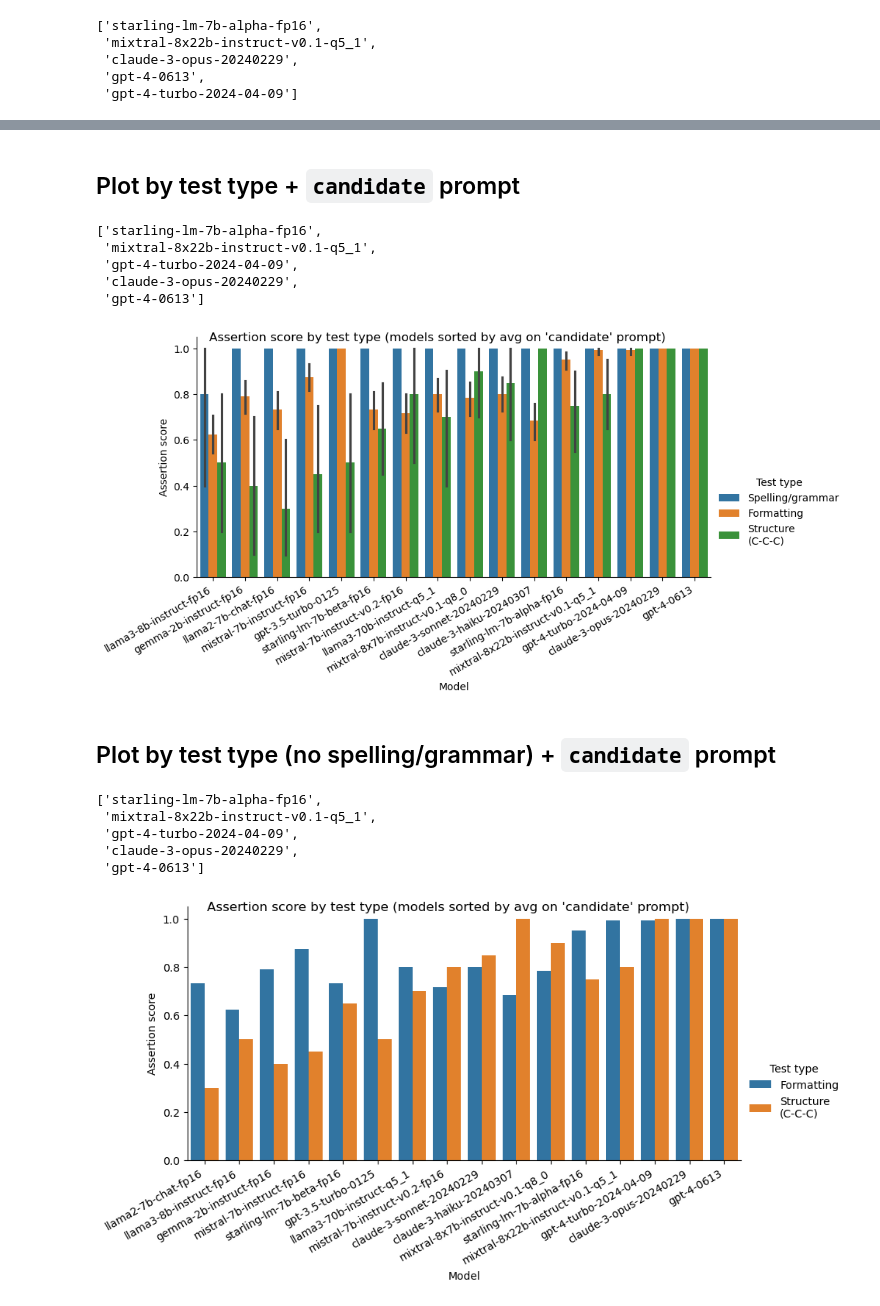
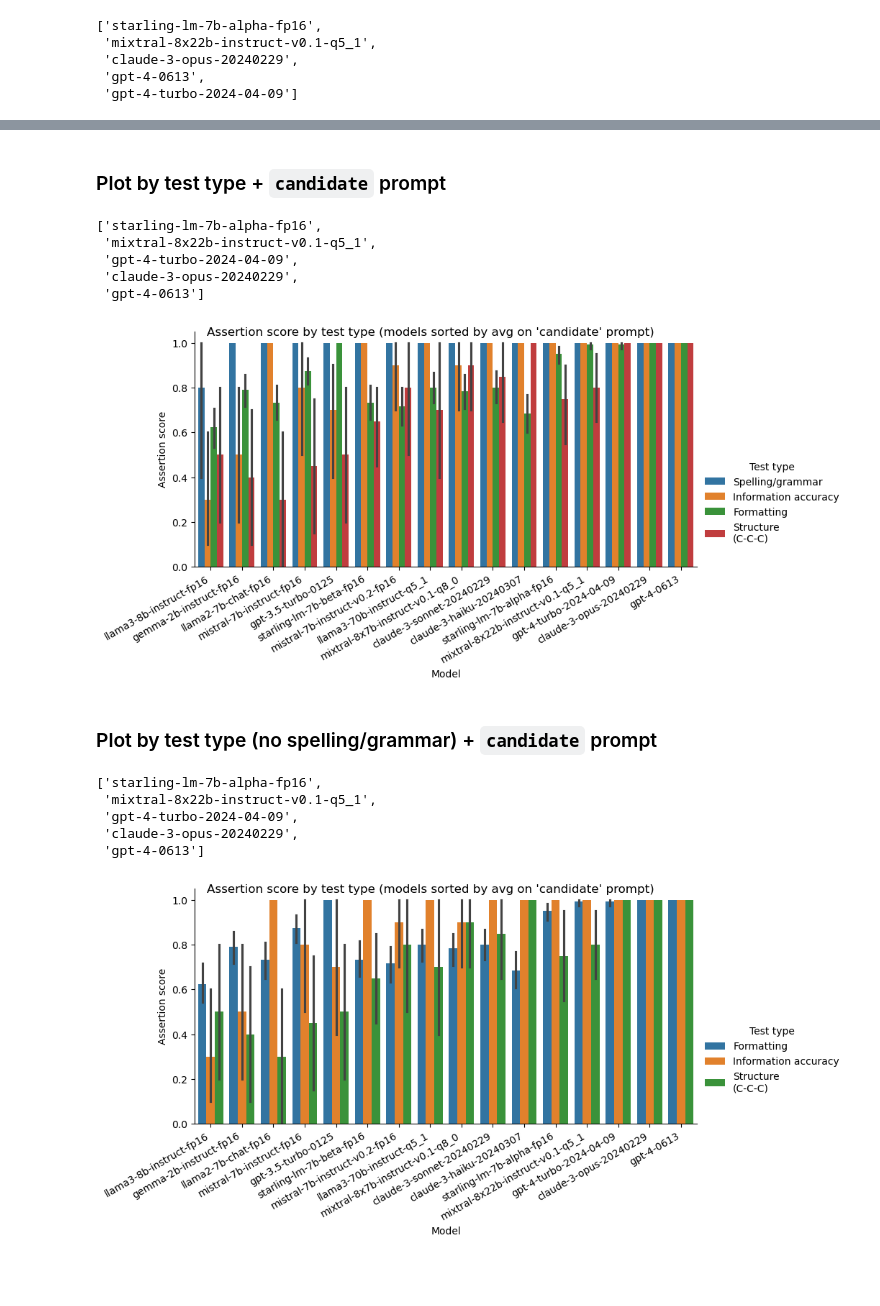
Before and after one commit to pivlab/manubot-ai-editor-evals, a Jupyter notebook: nbs/section_summary/02-introduction.ipynb, the cells around one changed output, grey strips where cells are left out. Cells and saved outputs as stored; diff of their text form; code cells hidden in the pictures; blank space fills up the shorter version.

```diff
--- a/nbs/section_summary/02-introduction.ipynb
+++ b/nbs/section_summary/02-introduction.ipynb
@@ -330,0 +442,24 @@ Name: pass_rate, dtype: float64
+# %%
+g = sns.catplot(
+    data=df,
+    x="model",
+    y="pass_rate",
+    hue="prompt",
+    hue_order=["baseline", "candidate_with_metadata", "candidate"],
+    kind="bar",
+    order=sorted_models,
+    # errorbar=None,
+    aspect=2,
+)
+g.fig.suptitle(
+    "Assertion pass rate by prompt (models sorted by avg on candidate prompts)",
+    ha="left",
+    x=0.11,
+)
+g.set_xticklabels(rotation=30, ha="right")
+g.set(xlabel="Model", ylabel="Assertion pass rate")
+
+g._legend.set_title("Prompt")
+new_labels = ["Baseline prompt", "Candidate prompt\n+ metadata", "Candidate prompt"]
+for t, l in zip(g._legend.texts, new_labels):
+    t.set_text(l)
@@ -842,3 +998,12 @@ MAX_SCORE = {
+# %%
+# used to normalize
+MAX_SCORE = {
+    "Has no spelling errors": 0.50,
+    "Keeps most references to other articles and doesn't make them up": ((0.25 * 6) + 4)
+    / 8.0,
+    "starts with context": ((0.25 * 6) + 2) / 7.0,
+    "ends with conclusion": ((0.25 * 6) + 2) / 7.0,
+}
 # %% [markdown]
 ### Normalize `score_avg`
 # %%
@@ -1158,5 +1323,5 @@ for t, l in zip(g._legend.texts, new_labels):
 # %% [markdown]
-## Plot by test type + `candidate` prompt
+### Plot by test type + `candidate` prompt
 # %%
 # sort models by score_avg in candidate prompts only (not baseline)
 sorted_models = (
@@ -1186,6 +1351,7 @@ g = sns.catplot(
     hue="comp_type",
     hue_order=[
         "Spelling/grammar",
+        "Information accuracy",
         "Formatting",
         "Structure",
     ],
@@ -1209,21 +1375,22 @@ g.set(xlabel="Model", ylabel="Assertion score")
 g._legend.set_title("Test type")
 new_labels = [
     "Spelling/grammar",
+    "Information accuracy",
     "Formatting",
     "Structure\n(C-C-C)",
 ]
 for t, l in zip(g._legend.texts, new_labels):
     t.set_text(l)
 # %% [output]
-[figure, old version]
+[figure, new version]
 # %% [markdown]
-## Plot by test type (no spelling/grammar) + `candidate` prompt
+### Plot by test type (no spelling/grammar) + `candidate` prompt
 # %%
 # sort models by score_avg in candidate prompts only (not baseline)
 sorted_models = (
     df[
         df["prompt"].isin(("candidate",))
-        & df["comp_type"].isin(("Formatting", "Structure"))
+        & df["comp_type"].isin(("Formatting", "Information accuracy", "Structure"))
     ]
     .groupby(["model", "comp_type"])["comp_score"]
     .mean()
@@ -1251,32 +1418,34 @@ g = sns.catplot(
     hue_order=[
         # "Spelling/grammar",
         "Formatting",
+        "Information accuracy",
         "Structure",
     ],
     kind="bar",
     order=sorted_models,
-    errorbar=None,
+    # errorbar=None,
     height=4,
     aspect=2,
     legend_out=True,
 )
 g.fig.suptitle(
     "Assertion score by test type (models sorted by avg on 'candidate' prompt)",
     ha="left",
     x=0.11,
 )
 g.set_xticklabels(rotation=30, ha="right")
 g.set(xlabel="Model", ylabel="Assertion score")
 
 # leg = g.axes.flat[0].get_legend()
 # leg.set_title("")
 g._legend.set_title("Test type")
 new_labels = [
     # "Spelling/grammar",
     "Formatting",
+    "Information accuracy",
     "Structure\n(C-C-C)",
 ]
 for t, l in zip(g._legend.texts, new_labels):
     t.set_text(l)
 # %% [output]
-[figure, old version]
+[figure, new version]
```
Also changed, not shown: parts of 45 cells of this notebook, 1 other file.
